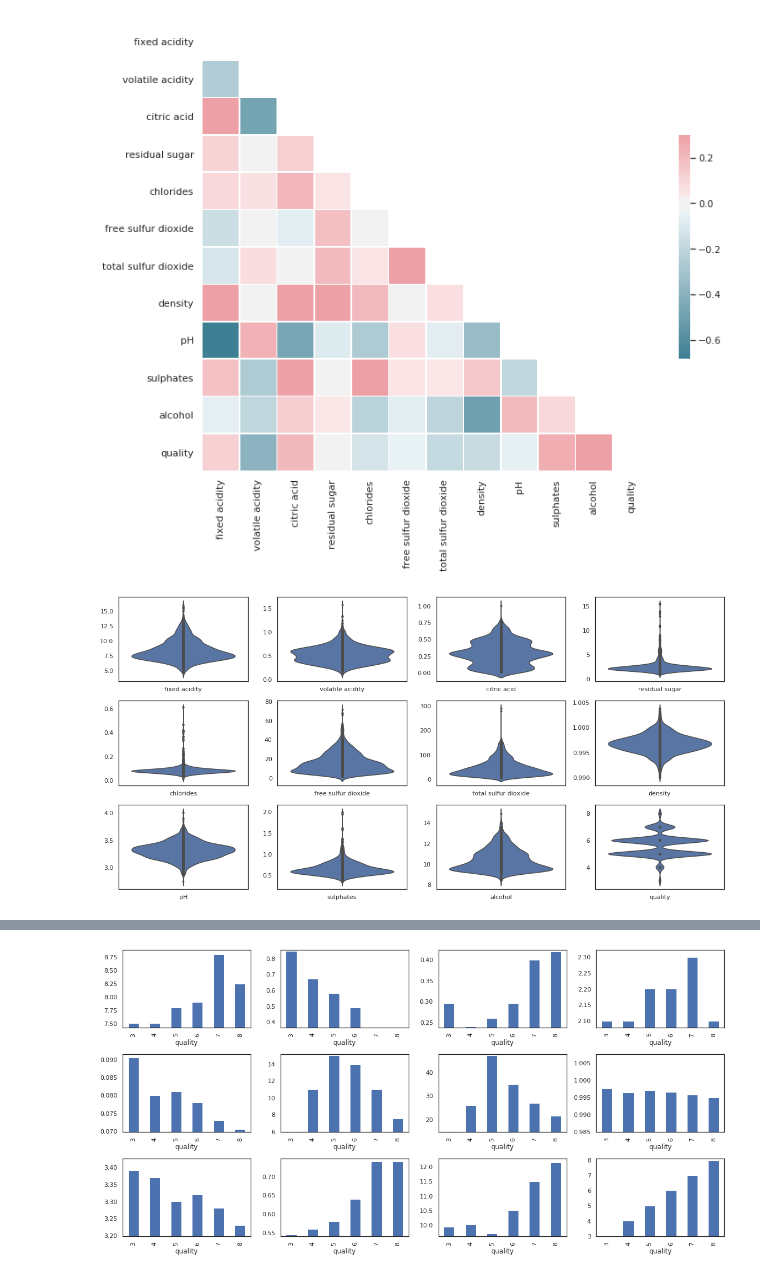
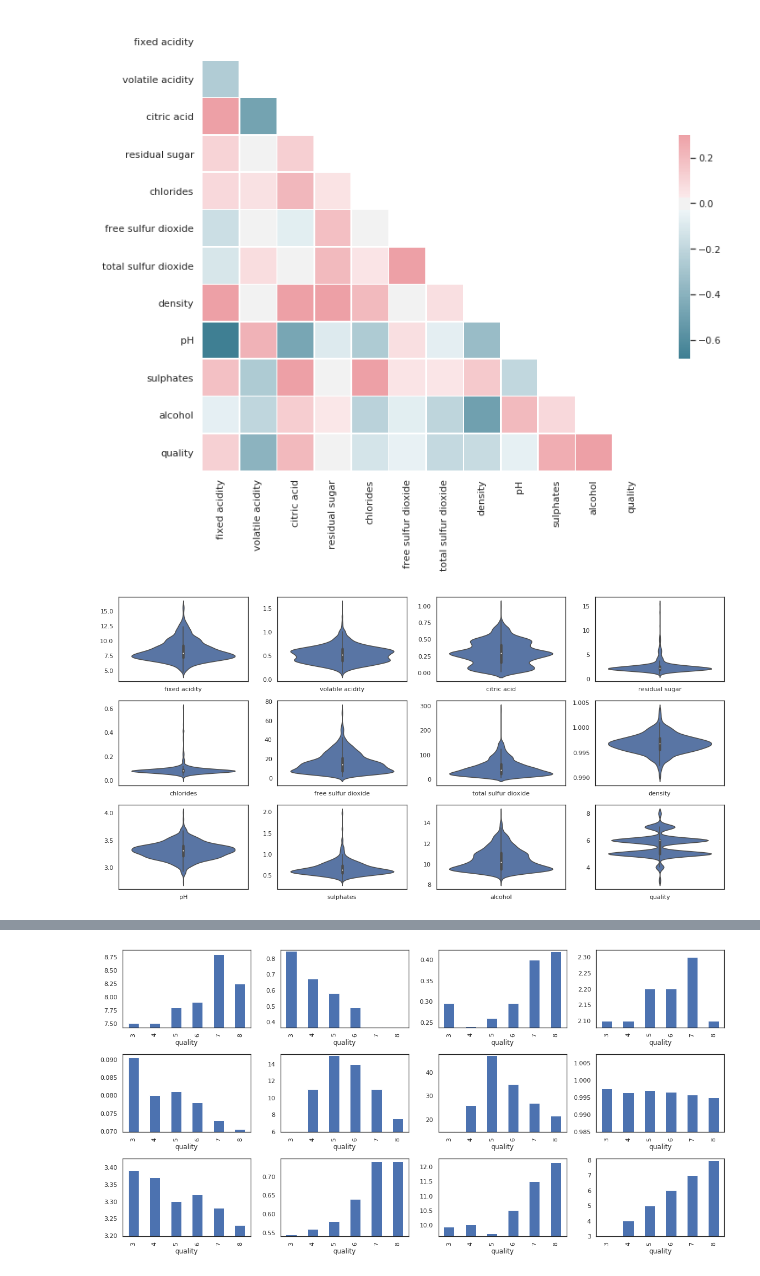
Before and after one commit to marcosrochedo/data-projects, a Jupyter notebook: redwine-quality-predict/redwinequality_v2.ipynb, the cells around one changed output, grey strips where cells are left out. Cells and saved outputs as stored; diff of their text form; code cells hidden in the pictures.

```diff
--- a/redwine-quality-predict/redwinequality_v2.ipynb
+++ b/redwine-quality-predict/redwinequality_v2.ipynb
@@ -157,12 +157,12 @@ plt.tight_layout()
 # %%
 import pandas as pd
 fig = plt.figure(figsize=(16,8))
 for i, col in enumerate(df.columns):
     ax=plt.subplot(3,4,i+1)
-    sns.violinplot(data=df[[col]], inner="points")
+    sns.violinplot(data=df[[col]])
 plt.tight_layout()
 # %% [output]
-[figure, old version]
+[figure, new version]
 # %%
 quality_df = df.groupby("quality")[df.columns].agg('median')
 quality_df.drop(['quality'], axis=1)
```
Also changed, not shown: parts of 8 cells of this notebook.
